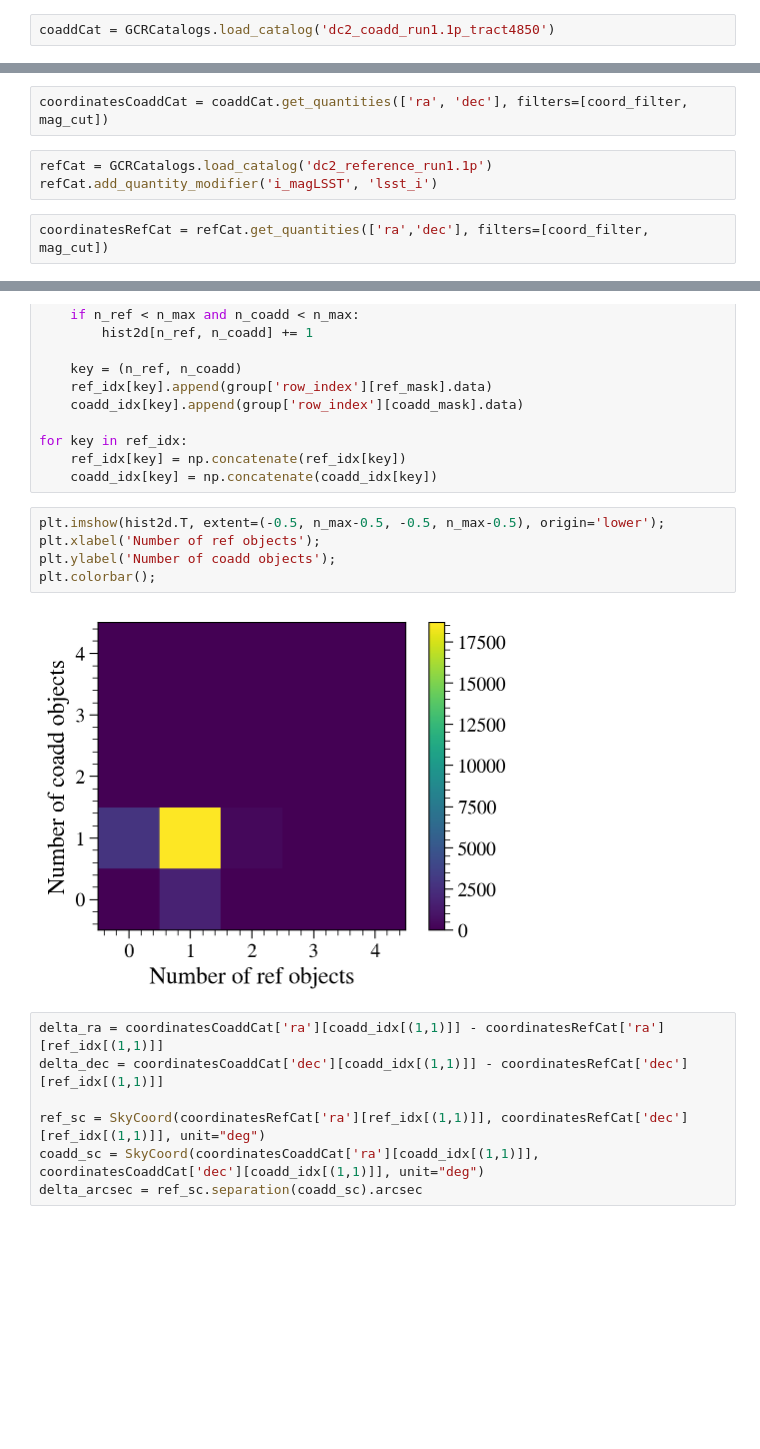
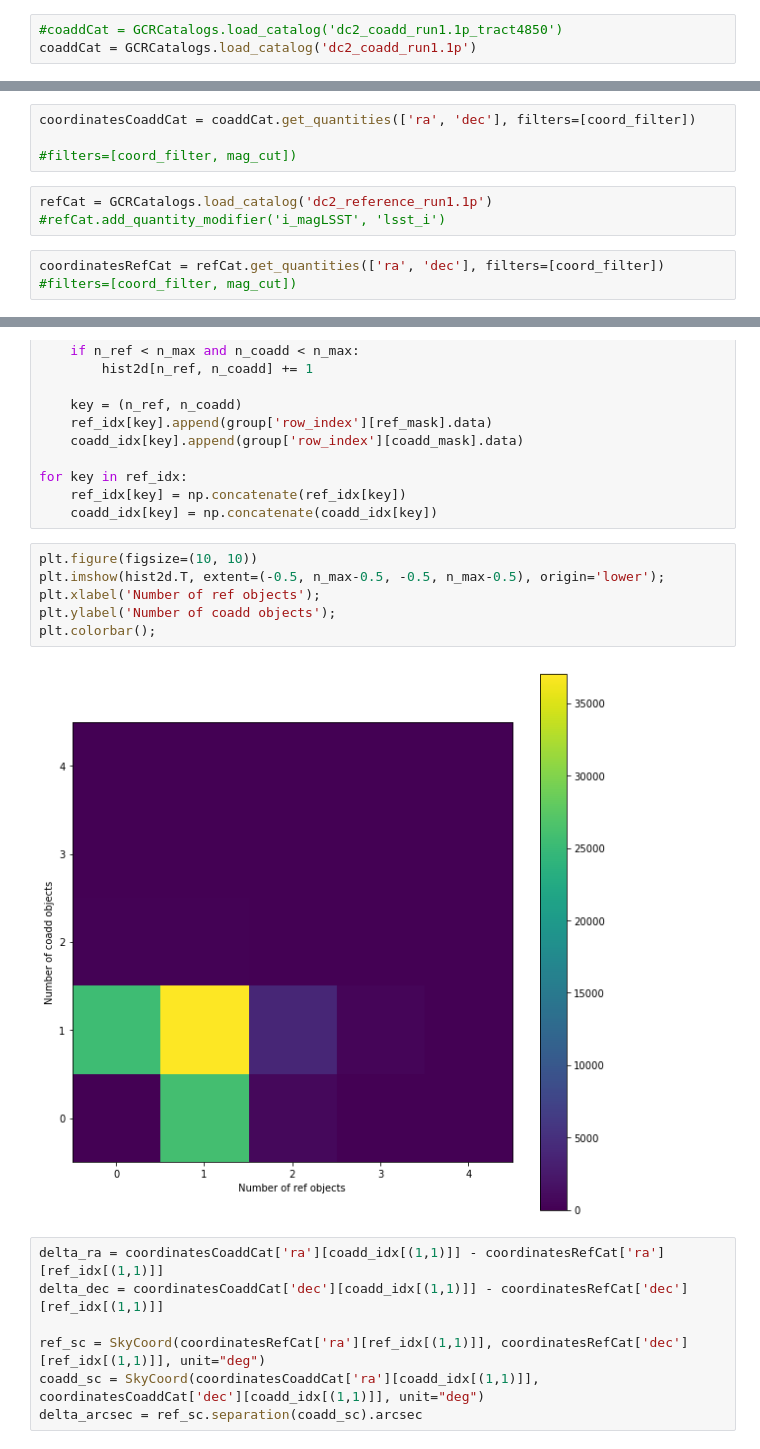
Before and after one commit to LSSTDESC/DC2-production, a Jupyter notebook: Notebooks/FoFCatalogMatching Histogram.ipynb, the cells around one changed output, grey strips where cells are left out. Cells and saved outputs as stored; diff of their text form; blank space fills up the shorter version.

Commit message:
Updated notebook for histograms and other plots

```diff
--- a/Notebooks/FoFCatalogMatching Histogram.ipynb
+++ b/Notebooks/FoFCatalogMatching Histogram.ipynb
@@ -20,5 +20,6 @@ import GCRCatalogs
 import matplotlib.pyplot as plt
 %matplotlib inline
 # %%
-coaddCat = GCRCatalogs.load_catalog('dc2_coadd_run1.1p_tract4850')
+#coaddCat = GCRCatalogs.load_catalog('dc2_coadd_run1.1p_tract4850')
+coaddCat = GCRCatalogs.load_catalog('dc2_coadd_run1.1p')
 # %%
@@ -48,10 +53,13 @@ mag_cut = GCRQuery(
 # %%
-coordinatesCoaddCat = coaddCat.get_quantities(['ra', 'dec'], filters=[coord_filter, mag_cut])
+coordinatesCoaddCat = coaddCat.get_quantities(['ra', 'dec'], filters=[coord_filter])
+
+#filters=[coord_filter, mag_cut])
 # %%
 refCat = GCRCatalogs.load_catalog('dc2_reference_run1.1p')
-refCat.add_quantity_modifier('i_magLSST', 'lsst_i')
+#refCat.add_quantity_modifier('i_magLSST', 'lsst_i')
 # %%
-coordinatesRefCat = refCat.get_quantities(['ra','dec'], filters=[coord_filter, mag_cut])
+coordinatesRefCat = refCat.get_quantities(['ra', 'dec'], filters=[coord_filter])
+#filters=[coord_filter, mag_cut])
 # %%
 results = FoFCatalogMatching.match(
     catalog_dict=dict(ref=coordinatesRefCat, coadd=coordinatesCoaddCat),
@@ -81,12 +89,13 @@ for key in ref_idx:
     ref_idx[key] = np.concatenate(ref_idx[key])
     coadd_idx[key] = np.concatenate(coadd_idx[key])
 # %%
+plt.figure(figsize=(10, 10))
 plt.imshow(hist2d.T, extent=(-0.5, n_max-0.5, -0.5, n_max-0.5), origin='lower');
 plt.xlabel('Number of ref objects');
 plt.ylabel('Number of coadd objects');
 plt.colorbar();
 # %% [output]
-[figure, old version]
+[figure, new version]
 # %%
 delta_ra = coordinatesCoaddCat['ra'][coadd_idx[(1,1)]] - coordinatesRefCat['ra'][ref_idx[(1,1)]]
 delta_dec = coordinatesCoaddCat['dec'][coadd_idx[(1,1)]] - coordinatesRefCat['dec'][ref_idx[(1,1)]]
```
Also changed, not shown: parts of 29 cells of this notebook.
